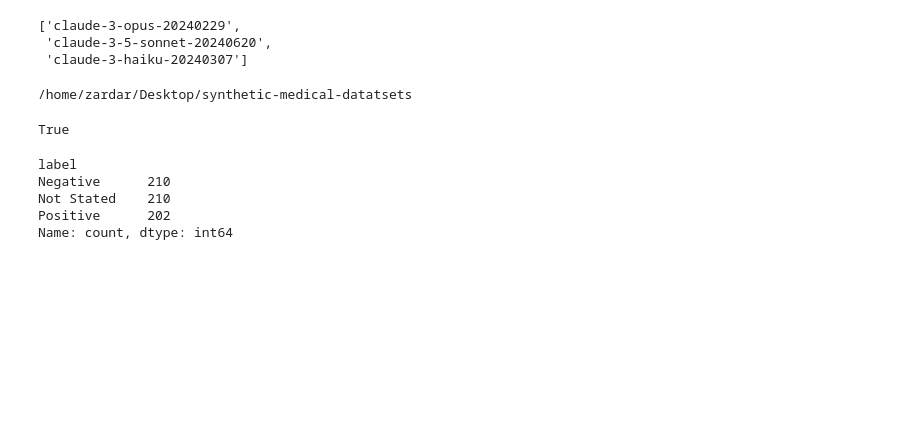
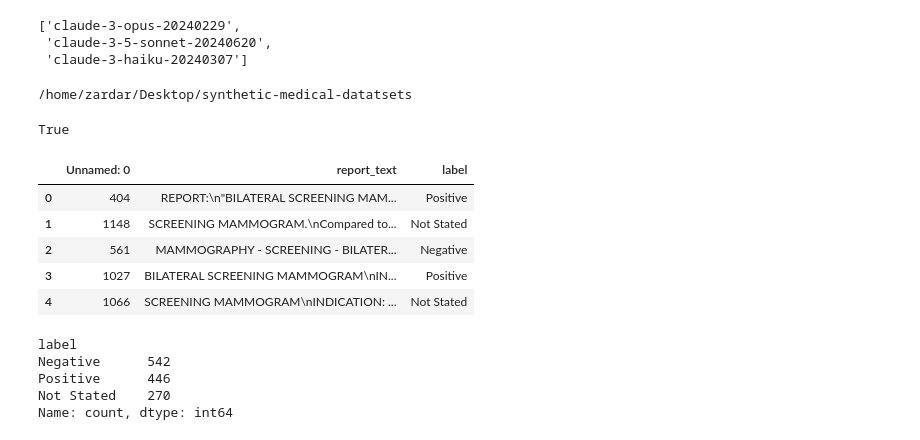
Before and after one commit to khankanz/synthetic-medical-datatsets, a Jupyter notebook: filtering_with_llms.ipynb, the cells around one changed output. Saved outputs shown, nothing was run; the diff lists cells and outputs as text; code cells hidden in the pictures; blank space fills up the shorter version.

Commit message:
attempting to validate entire synthetic dataset

```diff
--- a/filtering_with_llms.ipynb
+++ b/filtering_with_llms.ipynb
@@ -40,15 +43,27 @@ sp = "As an expert radiologist, evaluate synthetic radiology reports for accurac
+# %%
+df_test = pd.read_csv(FP/'claude-3-opus-synth-test-n126.csv')
+df_train = pd.read_csv(FP/'claude-3-opus-synth-train-n1132.csv')
+df = pd.concat([df_train, df_test], ignore_index=True)
+# %%
+df.head()
+# %% [output]
+|  | Unnamed: 0 | report_text | label |
+| 0 | 404 | REPORT:\n"BILATERAL SCREENING MAM... | Positive |
+| 1 | 1148 | SCREENING MAMMOGRAM.\nCompared to... | Not Stated |
+| 2 | 561 | MAMMOGRAPHY - SCREENING - BILATER... | Negative |
+| 3 | 1027 | BILATERAL SCREENING MAMMOGRAM\nIN... | Positive |
+| 4 | 1066 | SCREENING MAMMOGRAM\nINDICATION: ... | Not Stated |
+# %%
+df.label.value_counts()
+# %% [output]
+label
+Negative      542
+Positive      446
+Not Stated    270
+Name: count, dtype: int64
 # %%
-df = pd.read_csv(FP/'data/claude3-opus-microcalcs-n610.csv')
-# df_sampled = df.sample(n=15) # can set random_seed=42 IF you want to be consistent with the sampling
-# df_sampled.head()
-# df_sampled.label.value_counts()
-df.label.value_counts()
+# df = df.sample(n=15) # can set random_seed=42 IF you want to be consistent with the sampling
+# df.label.value_counts()
-# %% [output]
-label
-Negative      210
-Not Stated    210
-Positive      202
-Name: count, dtype: int64
 # %%
 class Report():
     "Radiology Report + Label"
```
Also changed, not shown: parts of 23 cells of this notebook, 4 other files.
